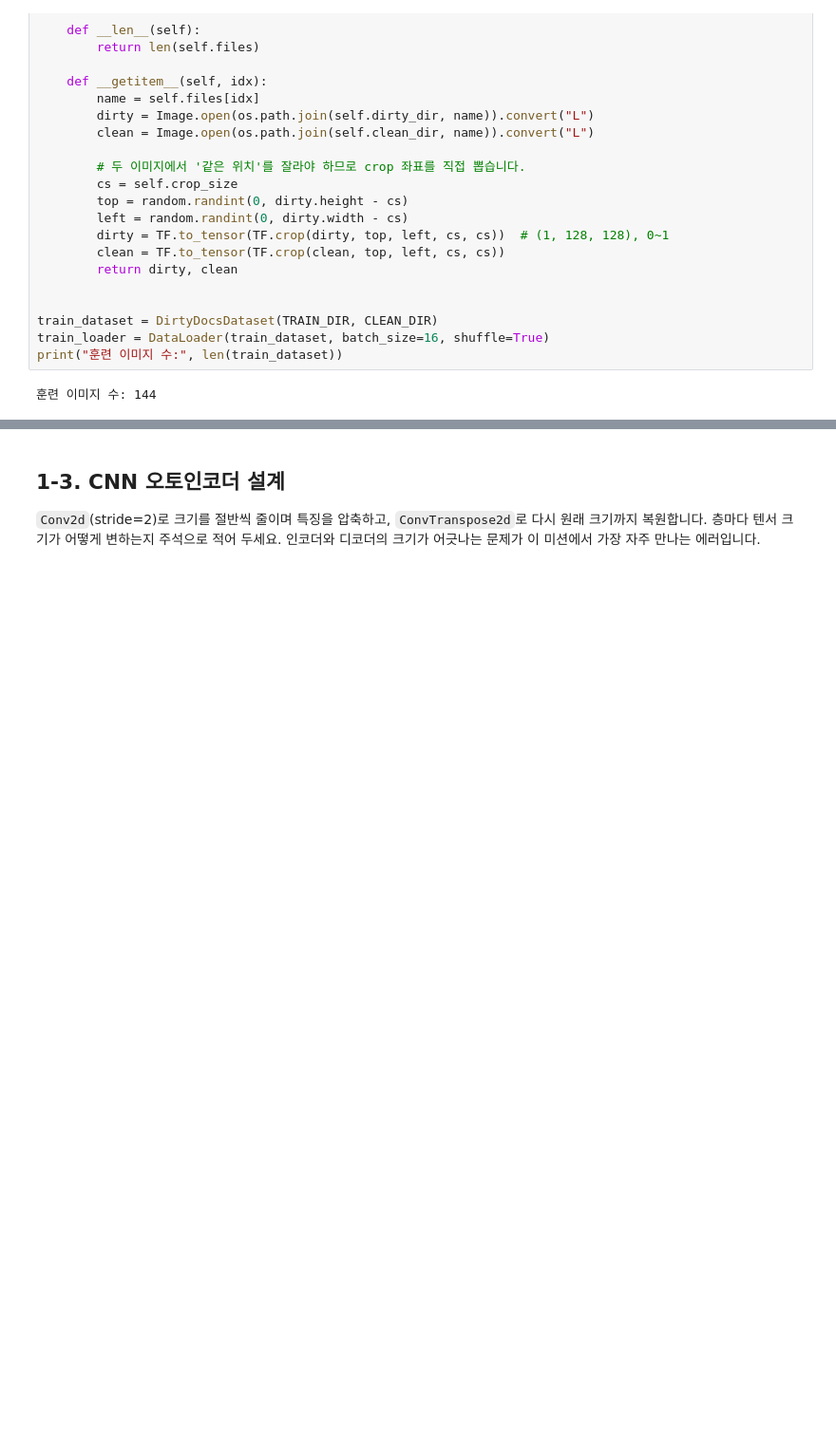
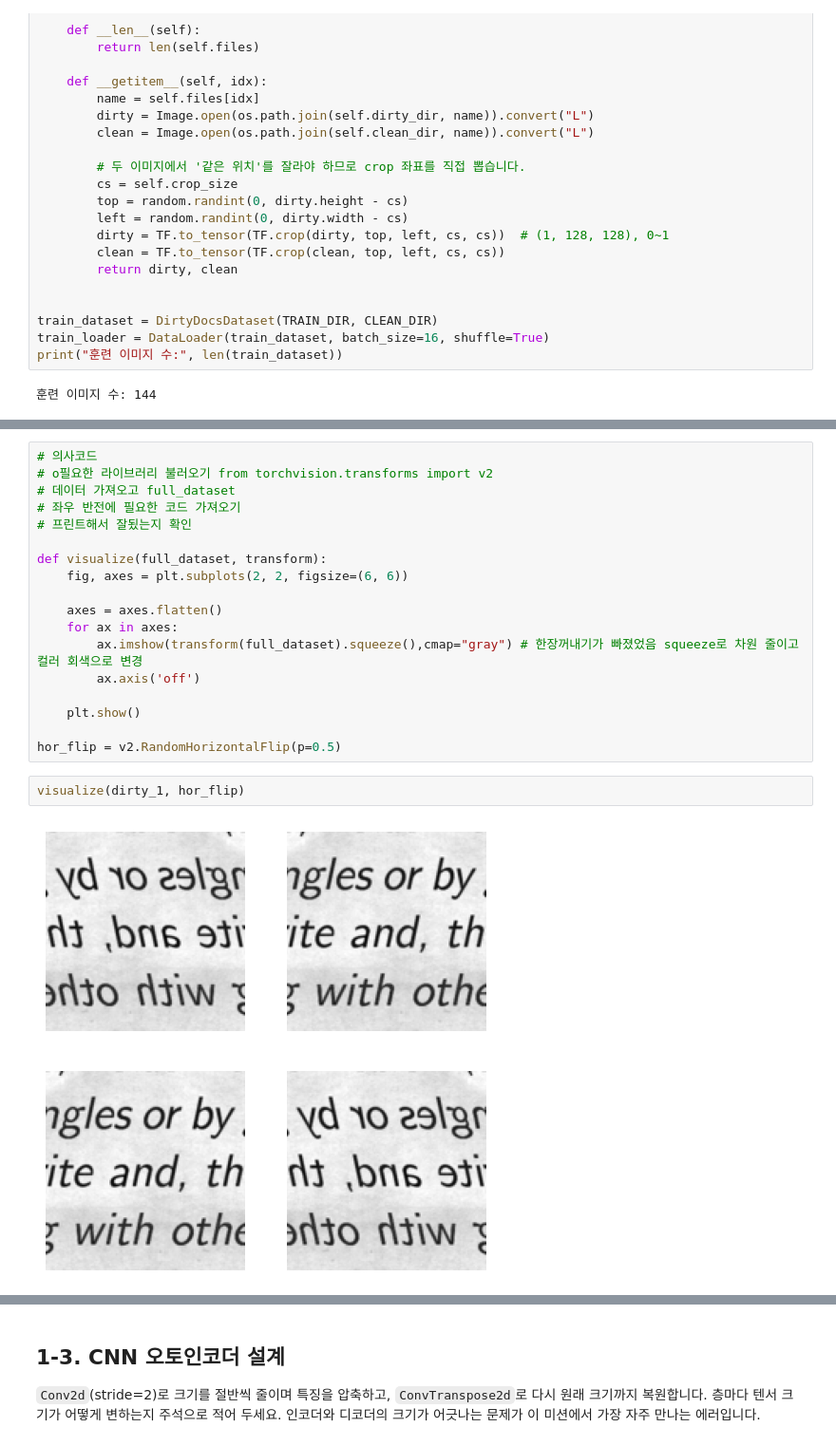
Before and after one commit to yy-0401/CodeIt_Mission_AE, a Jupyter notebook: 미션5_1팀_김이연.ipynb, the cells around one changed output, grey strips where cells are left out. Shown at 95% size. Drawn from its saved outputs; the diff is of its cells as text; blank space fills up the shorter version.

```diff
--- a/미션5_1팀_김이연.ipynb
+++ b/미션5_1팀_김이연.ipynb
@@ -196,0 +244,22 @@ plt.show()
+# %%
+# 의사코드
+# o필요한 라이브러리 불러오기 from torchvision.transforms import v2
+# 데이터 가져오고 full_dataset
+# 좌우 반전에 필요한 코드 가져오기
+# 프린트해서 잘됬는지 확인
+
+def visualize(full_dataset, transform):
+    fig, axes = plt.subplots(2, 2, figsize=(6, 6))
+
+    axes = axes.flatten()
+    for ax in axes:
+        ax.imshow(transform(full_dataset).squeeze(),cmap="gray") # 한장꺼내기가 빠졌었음 squeeze로 차원 줄이고 컬러 회색으로 변경
+        ax.axis('off')
+
+    plt.show()
+
+hor_flip = v2.RandomHorizontalFlip(p=0.5)
+# %%
+visualize(dirty_1, hor_flip)
+# %% [output]
+[figure, added]
```
Also changed, not shown: parts of 22 cells of this notebook.
